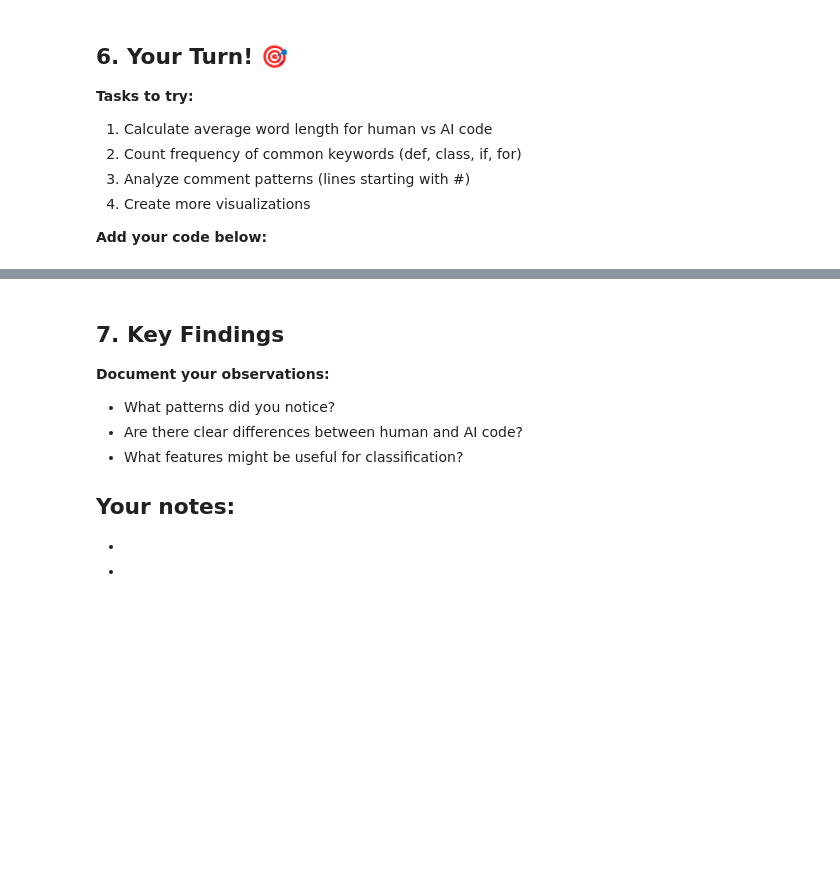
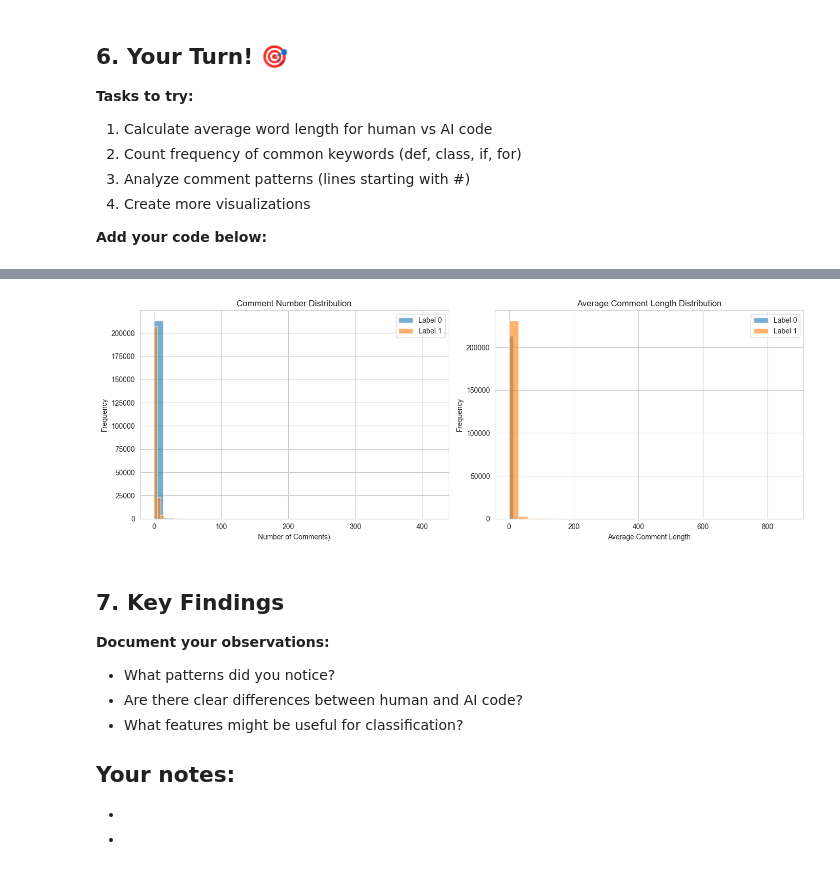
Before and after one commit to kayceenguyenn/semeval26-task13, a Jupyter notebook: notebooks/01_data_exploration.ipynb, the cells around one changed output, grey strips where cells are left out. Drawn from its saved outputs; the diff is of its cells as text; code cells hidden in the pictures; blank space fills up the shorter version.

```diff
--- a/notebooks/01_data_exploration.ipynb
+++ b/notebooks/01_data_exploration.ipynb
@@ -151,0 +270,79 @@ def word_length():
+# %%
+
+def comment_patterns():
+    '''
+    Count the number of comments in each code sample and calculate
+    the average length of comments for human vs AI code.
+    '''
+    def count_comments(code):
+        lines = code.split('\n')
+        comment_count = 0
+        in_comment_block = False
+
+        for line in lines:
+            is_comment_line = line.strip().startswith('#')
+            if is_comment_line and not in_comment_block:
+                comment_count += 1
+                in_comment_block = True
+            elif not is_comment_line:
+                # End of comment block
+                in_comment_block = False
+
+        return comment_count
+
+    # Calculate average comment length (word count) for each code sample
+    def avg_comment_length(code):
+        lines = code.split('\n')
+        comment_blocks = []
+        current_comment = []
+
+        for line in lines:
+            if line.strip().startswith('#'):
+                current_comment.append(line.strip().lstrip('#'))
+            else:
+                if current_comment:
+                    comment_blocks.append(' '.join(current_comment))
+                    current_comment = []
+
+        if current_comment:
+            comment_blocks.append(' '.join(current_comment))
+
+        if len(comment_blocks) == 0:
+            return 0
+
+        comment_word_counts = [len(comment.split()) for comment in comment_blocks]
+        return sum(comment_word_counts) / len(comment_word_counts) if comment_word_counts else 0
+
+    train_df['num_comments'] = train_df['code'].apply(count_comments)
+    train_df['avg_comment_length'] = train_df['code'].apply(avg_comment_length)
+
+    print("Comment Analysis Statistics (Human vs AI):")
+    print(train_df.groupby('label')['num_comments'].describe())
+    print(train_df.groupby('label')['avg_comment_length'].describe())
+    return train_df
+
+comment_patterns()
+# Visualize distributions
+fig, axes = plt.subplots(1, 2, figsize=(14, 5))
+
+# Code length
+for label in [0, 1]:
+    data = train_df[train_df['label'] == label]['num_comments']
+    axes[0].hist(data, bins=30, alpha=0.6, label=f'Label {label}')
+axes[0].set_xlabel('Number of Comments)')
+axes[0].set_ylabel('Frequency')
+axes[0].set_title('Comment Number Distribution')
+axes[0].legend()
+
+# Number of lines
+for label in [0, 1]:
+    data = train_df[train_df['label'] == label]['avg_comment_length']
+    axes[1].hist(data, bins=30, alpha=0.6, label=f'Label {label}')
+axes[1].set_xlabel('Average Comment Length')
+axes[1].set_ylabel('Frequency')
+axes[1].set_title('Average Comment Length Distribution')
+axes[1].legend()
+
+plt.tight_layout()
+plt.show()
+# %% [output]
@@ -152,3 +358,4 @@ def word_length():
+[figure, added]
 # %% [markdown]
 ## 7. Key Findings
 
```
Also changed, not shown: parts of 8 cells of this notebook, 1 other file.
